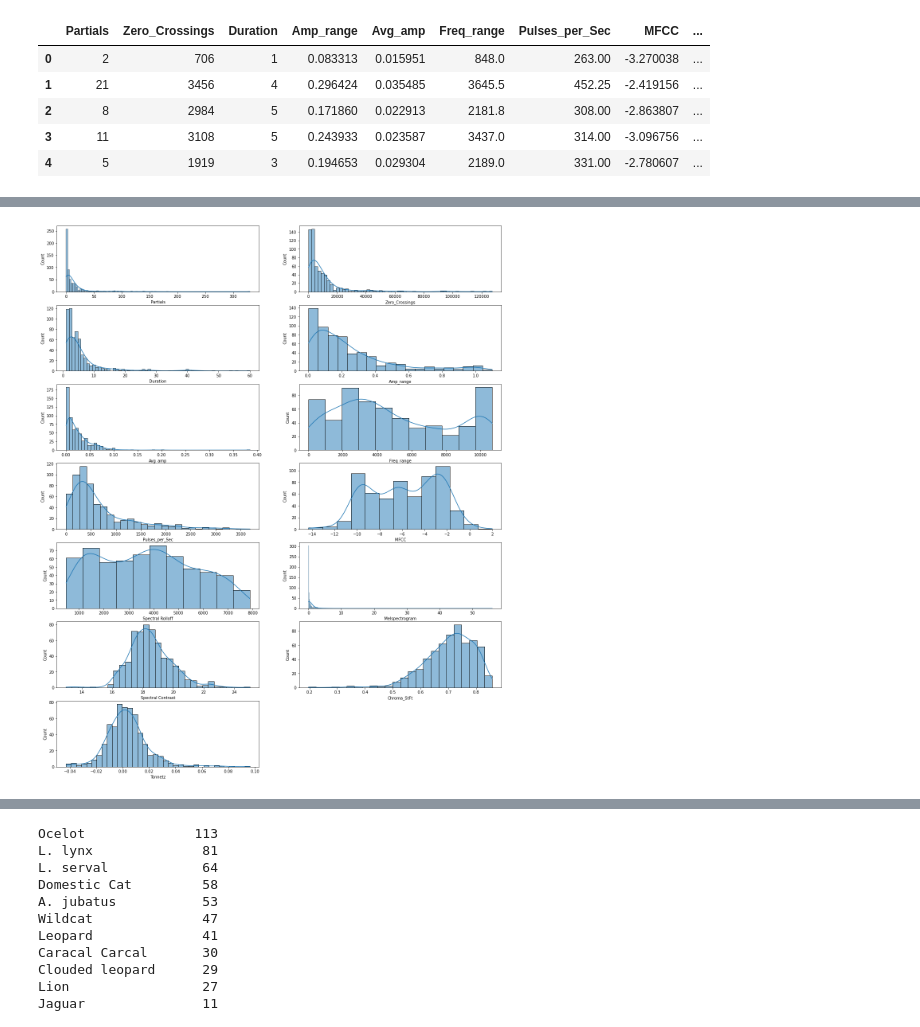
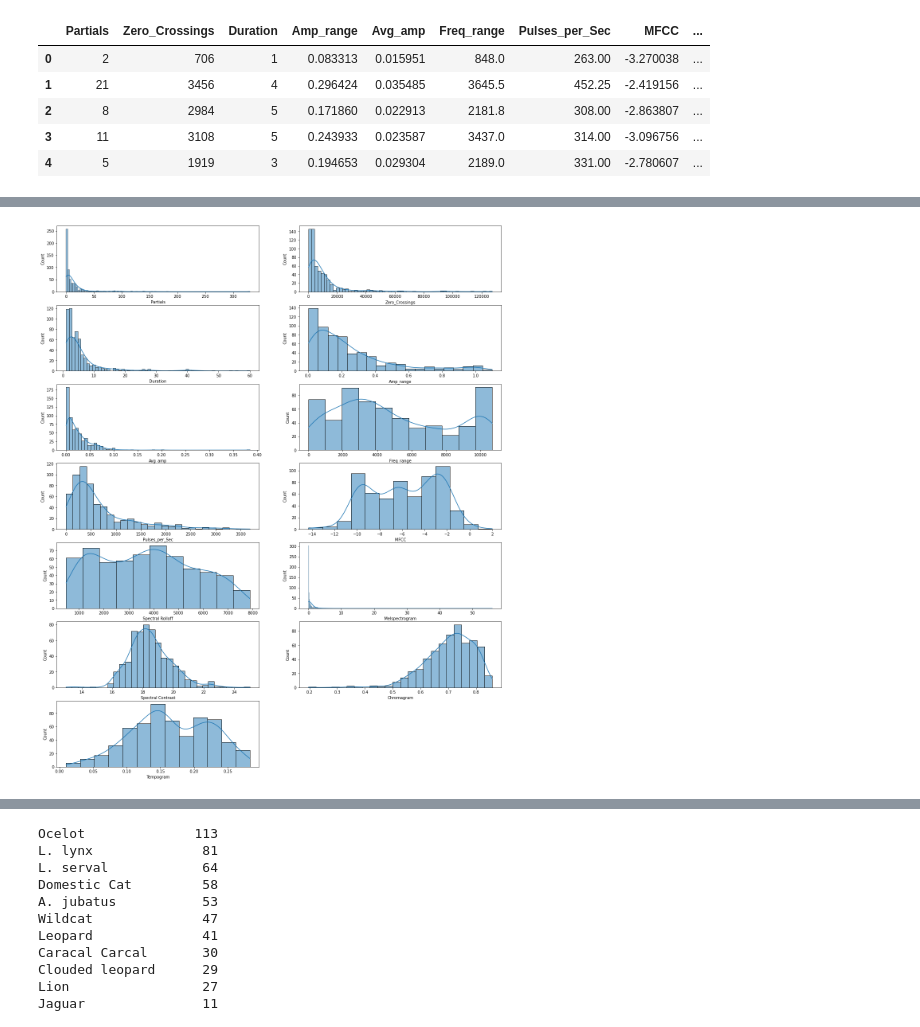
Before and after one commit to kexantus/felidetect, a Jupyter notebook: Feature Cleaning.ipynb, the cells around one changed output, grey strips where cells are left out. Saved outputs shown, nothing was run; the diff lists cells and outputs as text; code cells hidden in the pictures.

```diff
--- a/Feature Cleaning.ipynb
+++ b/Feature Cleaning.ipynb
@@ -68,16 +68,16 @@ df.describe(include='all')
 # %%
 #Histogram to check distribution and skewness
 l= ['Partials', 'Zero_Crossings', 'Duration', 'Amp_range', 'Avg_amp',
        'Freq_range', 'Pulses_per_Sec', 'MFCC', 'Spectral Rolloff',
-       'Melspectrogram', 'Spectral Contrast', 'Chroma_StFt', 'Tonnetz']
+       'Melspectrogram', 'Spectral Contrast', 'Chromagram','Tempogram']
 
 plt.figure(figsize=(20,25))
 for i in range(len(l)):
     plt.subplot(7,2,i+1)
     sns.histplot(df[l[i]],kde=True)
 plt.show()
 # %% [output]
-[figure, old version]
+[figure, new version]
 # %%
 #Boxplot to check for outliers
 l= ['Partials', 'Zero_Crossings', 'Duration', 'Amp_range', 'Avg_amp',
```
Also changed, not shown: parts of 12 cells of this notebook, 2 other files.
